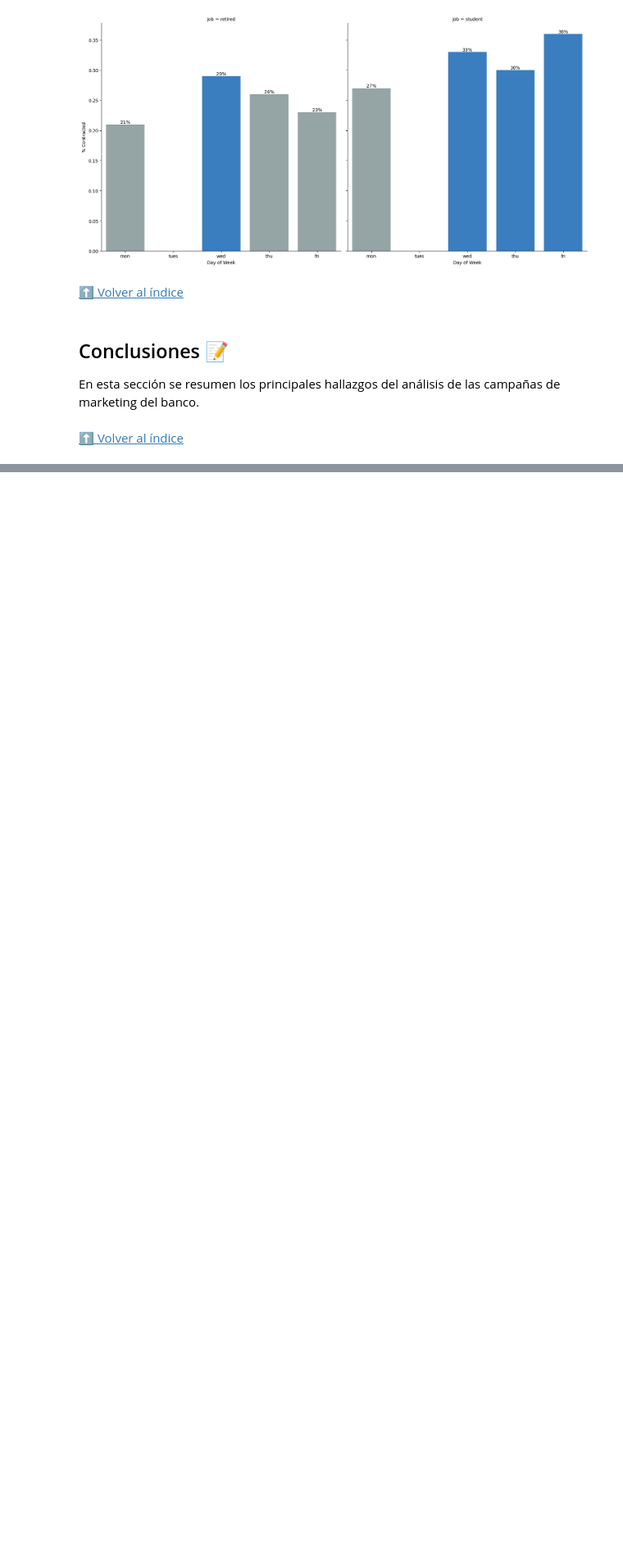
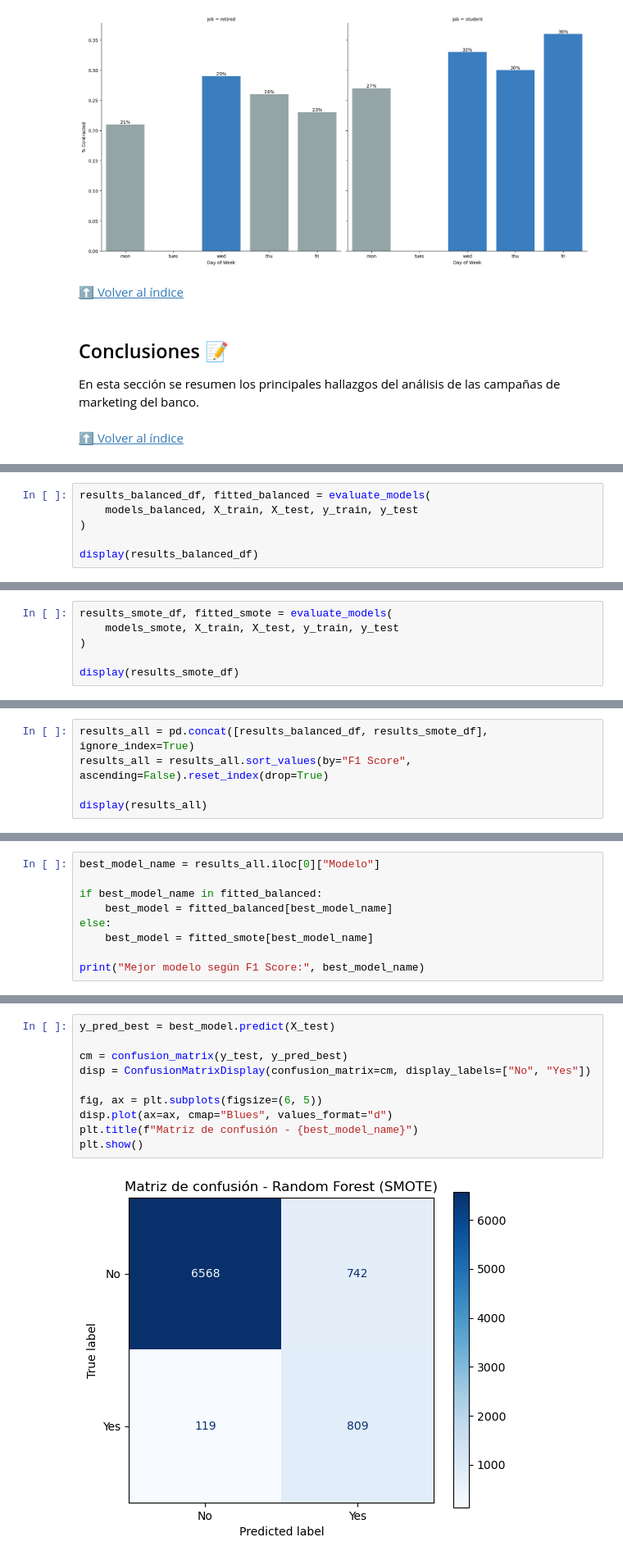
Before and after one commit to diegodelarubia/Trabajo_Final_Master-TFM-, a Jupyter notebook: TFM_Fintech/TFM_Final/main.ipynb, the cells around one changed output, grey strips where cells are left out. Shown at 82% size. Drawn from its saved outputs; the diff is of its cells as text; blank space fills up the shorter version.

```diff
--- a/TFM_Fintech/TFM_Final/main.ipynb
+++ b/TFM_Fintech/TFM_Final/main.ipynb
@@ -891,0 +1257,6 @@ En esta sección se resumen los principales hallazgos del análisis de las campa
+# %%
+results_balanced_df, fitted_balanced = evaluate_models(
+    models_balanced, X_train, X_test, y_train, y_test
+)
+
+display(results_balanced_df)
@@ -891,0 +1289,6 @@ En esta sección se resumen los principales hallazgos del análisis de las campa
+# %%
+results_smote_df, fitted_smote = evaluate_models(
+    models_smote, X_train, X_test, y_train, y_test
+)
+
+display(results_smote_df)
@@ -891,0 +1321,5 @@ En esta sección se resumen los principales hallazgos del análisis de las campa
+# %%
+results_all = pd.concat([results_balanced_df, results_smote_df], ignore_index=True)
+results_all = results_all.sort_values(by="F1 Score", ascending=False).reset_index(drop=True)
+
+display(results_all)
@@ -891,0 +1391,9 @@ En esta sección se resumen los principales hallazgos del análisis de las campa
+# %%
+best_model_name = results_all.iloc[0]["Modelo"]
+
+if best_model_name in fitted_balanced:
+    best_model = fitted_balanced[best_model_name]
+else:
+    best_model = fitted_smote[best_model_name]
+
+print("Mejor modelo según F1 Score:", best_model_name)
@@ -891,0 +1406,12 @@ En esta sección se resumen los principales hallazgos del análisis de las campa
+# %%
+y_pred_best = best_model.predict(X_test)
+
+cm = confusion_matrix(y_test, y_pred_best)
+disp = ConfusionMatrixDisplay(confusion_matrix=cm, display_labels=["No", "Yes"])
+
+fig, ax = plt.subplots(figsize=(6, 5))
+disp.plot(ax=ax, cmap="Blues", values_format="d")
+plt.title(f"Matriz de confusión - {best_model_name}")
+plt.show()
+# %% [output]
+[figure, added]
```
Also changed, not shown: parts of 56 cells of this notebook.
